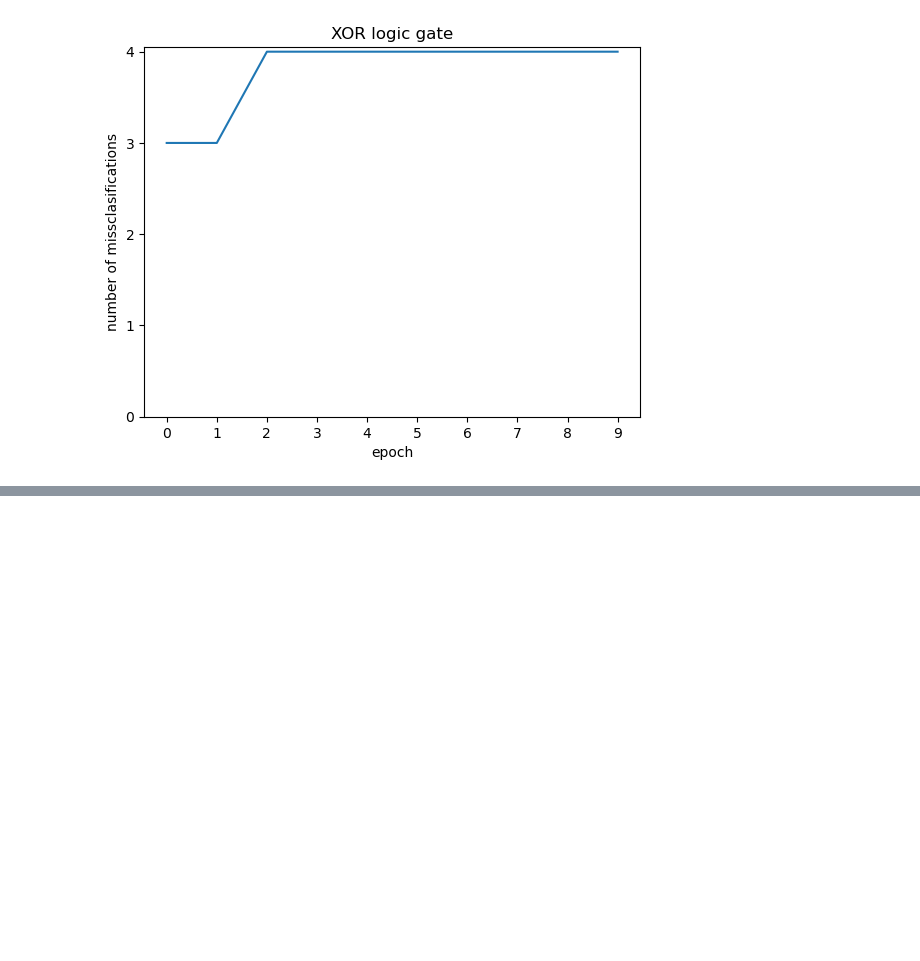
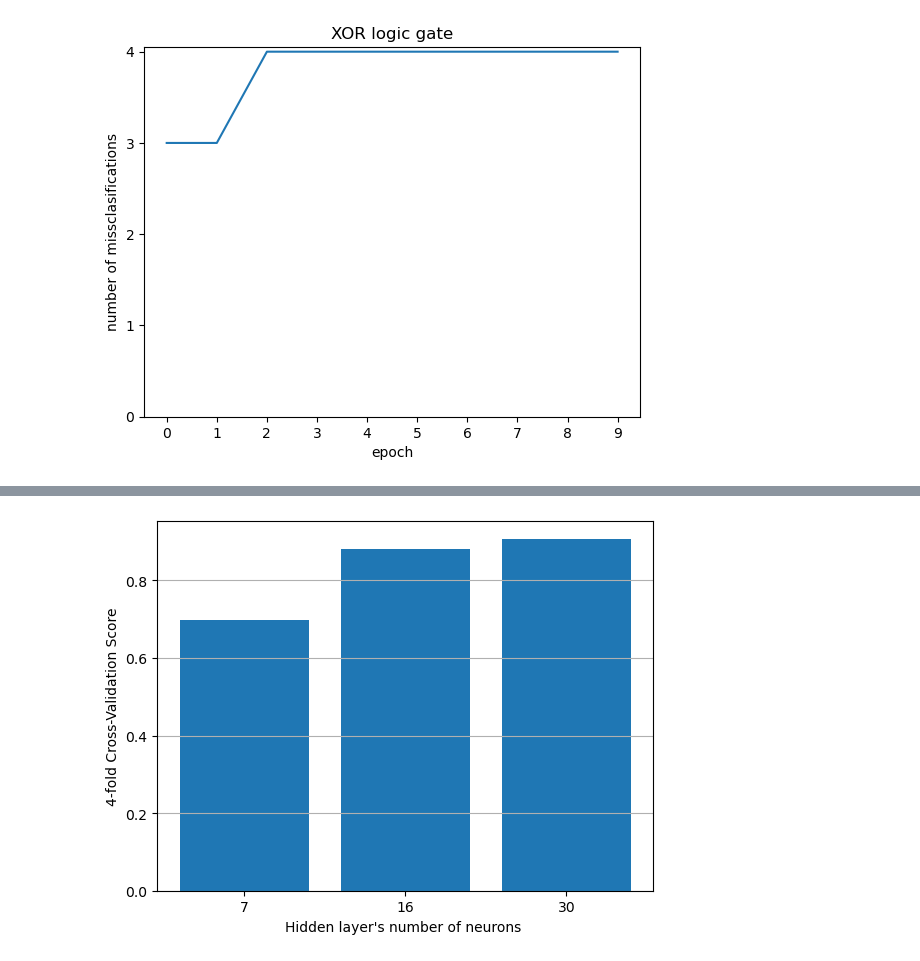
Before and after one commit to Howieboss02/Computational-Intelligence-ACO-ANN, a Jupyter notebook: src/Main.ipynb, the cells around one changed output, grey strips where cells are left out. Drawn from its saved outputs; the diff is of its cells as text; code cells hidden in the pictures; blank space fills up the shorter version.

Commit message:
Add cross validation plot

```diff
--- a/src/Main.ipynb
+++ b/src/Main.ipynb
@@ -146,0 +124,4 @@ Score:  0.8981151299032094
+# %%
+kscore_7neurons =  kfold_cross_validation(np.array(features), np.array(targets), [10, 7, 7], learning_rate = 0.1, loss_function="square", k = 4, num_of_features = 10, batch_size=32)
+kscore_16neurons =  kfold_cross_validation(np.array(features), np.array(targets), [10, 16, 7], learning_rate = 0.1, loss_function="square", k = 4, num_of_features = 10, batch_size=32)
+kscore_30neurons =  kfold_cross_validation(np.array(features), np.array(targets), [10, 30, 7], learning_rate = 0.1, loss_function="square", k = 4, num_of_features = 10, batch_size=32)
@@ -146,0 +148,15 @@ Score:  0.8981151299032094
+# %%
+print("Scores with 7 neurons: ", kscore_7neurons)
+print("Scores with 16 neurons: ", kscore_16neurons)
+print("Scores with 30 neurons: ", kscore_30neurons)
+scores = [kscore_7neurons, kscore_16neurons, kscore_30neurons]
+neurons = ["7", "16", "30"]
+cross_validation_score = []
+for x in scores:
+    temp = []
+    for tab in x:
+        avg1 = np.mean(tab)
+        temp.append(avg1)
+    cross_validation_score.append(np.mean(temp))
+print("---")
+print(cross_validation_score)
@@ -146,0 +169,8 @@ Score:  0.8981151299032094
+# %%
+plt.bar(neurons, cross_validation_score)
+plt.ylabel("4-fold Cross-Validation Score")
+plt.xlabel("Hidden layer's number of neurons ")
+plt.grid(axis = 'y')
+plt.show()
+# %% [output]
+[figure, added]
```
Also changed, not shown: parts of 5 cells of this notebook, 1 other file.
